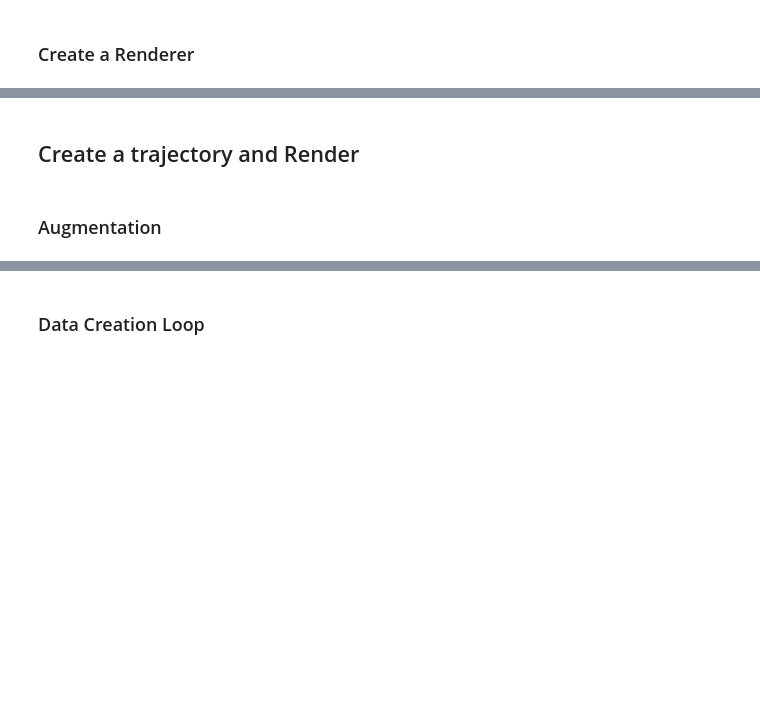
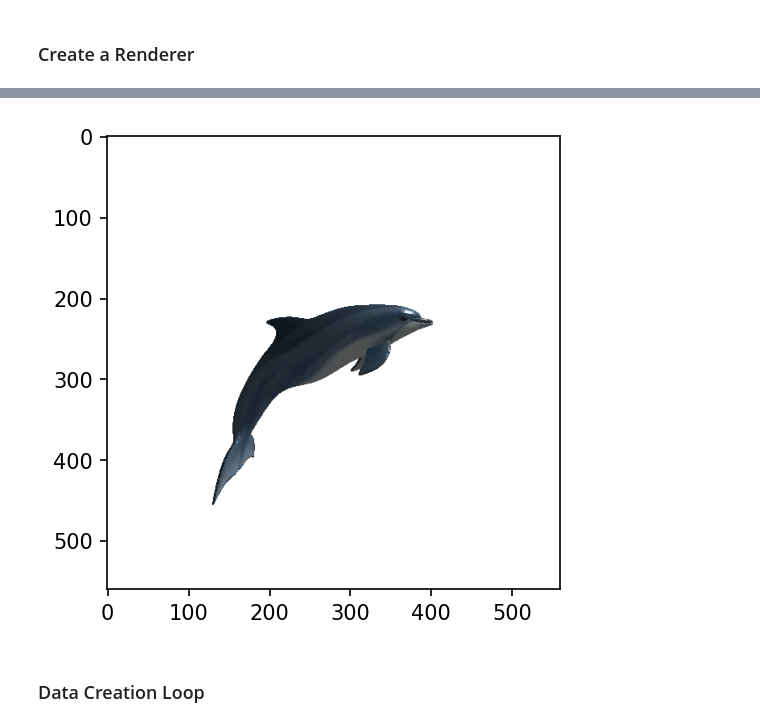
Before and after one commit to alexisbdr/e3d, a Jupyter notebook: e3d/notebooks/generate-dataset.ipynb, the cells around one changed output, grey strips where cells are left out. Cells and saved outputs as stored; diff of their text form; code cells hidden in the pictures; blank space fills up the shorter version.

```diff
--- a/e3d/notebooks/generate-dataset.ipynb
+++ b/e3d/notebooks/generate-dataset.ipynb
@@ -94,10 +48,10 @@ meshes_files = [join(meshes_path, mesh) for mesh in os.listdir(meshes_path) if m
 # %%
-#Matplotlib config nums
-mpl.rcParams['savefig.dpi'] = 90
-mpl.rcParams['figure.dpi'] = 90
+
+mpl.rcParams['savefig.dpi'] = 150
+mpl.rcParams['figure.dpi'] = 150
 #Set the device
 device = torch.device("cuda:0" if torch.cuda.is_available() else "cpu")
-if device == "cuda:0": torch.cuda.set_device()
+torch.cuda.set_device(device)
 # %% [markdown]
 ### PARAMS
 # %%
@@ -184,15 +100,22 @@ silhouette_renderer = MeshRenderer(
 # We will also create a phong renderer. This is simpler and only needs to render one face per pixel.
 raster_settings = RasterizationSettings(
     image_size=RenderParams.img_size[0],
-    blur_radius=0.0,
+    blur_radius=1e-5,
     faces_per_pixel=100,
 )
 # We can add a point light in front of the object.
-lights = PointLights(device=device, location=((0., 0.0, -0.0),))
+#lights = PointLights(device=device, location=((2., 2.0, 2.0),))
+lights = PointLights(
+    device=device,
+    location=[[3.0, 3.0, 0.0]],
+    diffuse_color=((1.0, 1.0, 1.0),),
+    specular_color=((1.0, 1.0, 1.0),),
+)
+
 phong_renderer = MeshRenderer(
     rasterizer=MeshRasterizer(
         cameras=cameras,
         raster_settings=raster_settings
     ),
-    shader=HardPhongShader(device=device, lights=lights, cameras=cameras)
+    shader=HardFlatShader(device=device, lights=lights, cameras=cameras)
 )
@@ -348,2 +121,0 @@ RuntimeError: CUDA out of memory. Tried to allocate 300.00 MiB (GPU 0; 11.91 GiB
-# %% [markdown]
-## Create a trajectory and Render
@@ -420,2 +121,0 @@ def cam_trajectory(
-# %% [markdown]
-### Augmentation
@@ -542,0 +122,21 @@ def merge_with_background(img_dict: dict, background):
+# %%
+# Load obj file
+path = "../data/meshes/dolphin/dolphin.obj"
+mesh = load_objs_as_meshes([path], create_texture_atlas=False,load_textures=True, device=device)
+#mesh.textures = TexturesVertex(
+#                verts_features=torch.ones_like(mesh.verts_padded(), device=device)
+#            )
+
+verts = mesh.verts_packed()
+N = verts.shape[0]
+center = verts.mean(0)
+scale = max((verts - center).abs().max(0)[0])
+mesh.offset_verts_(-center.expand(N, 3))
+mesh.scale_verts_((1.0 / float(scale)));
+
+
+mesh = rotate_mesh_around_axis(mesh, [90,90,180], phong_renderer,dist=2, device=device)
+#mesh = translate_mesh_on_axis(mesh, [0,-20,-50], phong_renderer, dist=5)
+#verts, faces = mesh.get_mesh_verts_faces(0)
+#save_obj("../data/meshes/plane_WWII/plane_WWII.obj", verts, faces)
+# %% [output]
@@ -542,0 +144 @@ def merge_with_background(img_dict: dict, background):
+[figure, added]
```
Also changed, not shown: parts of 21 cells of this notebook, 20 other files.
